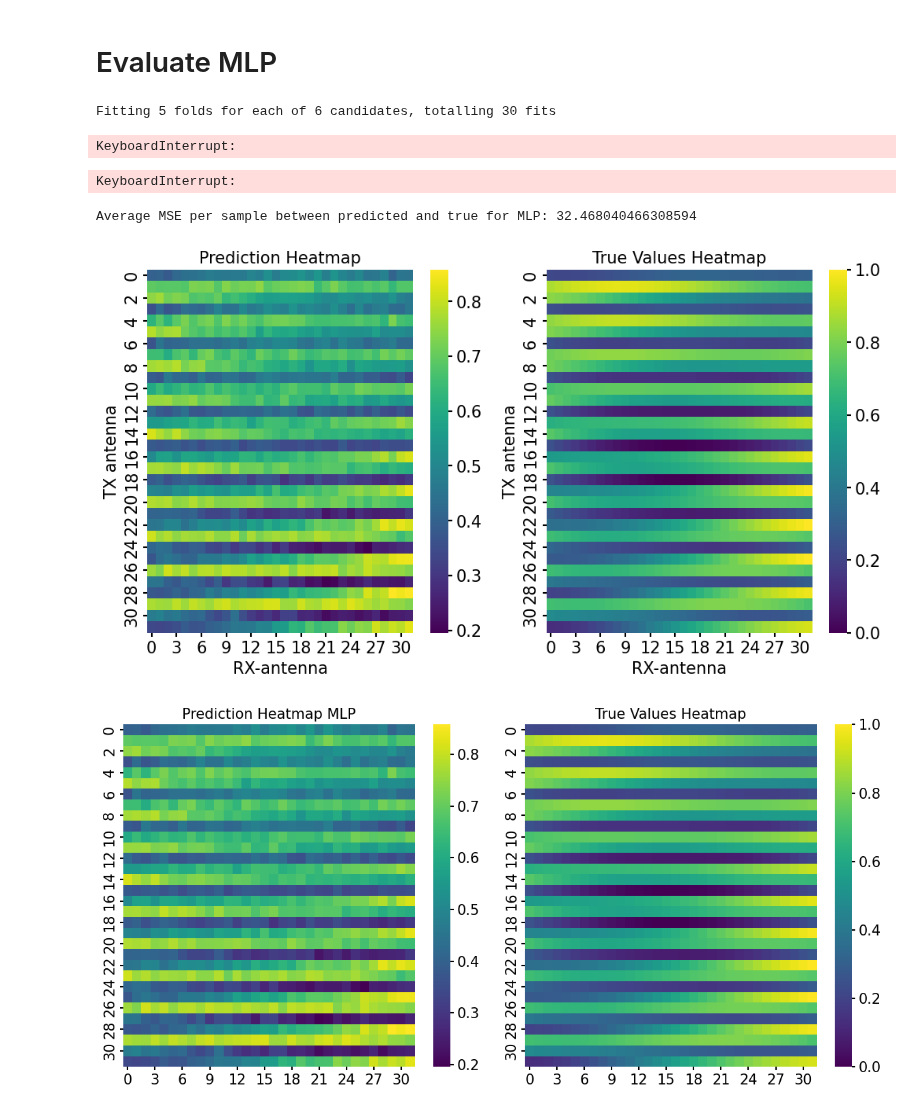
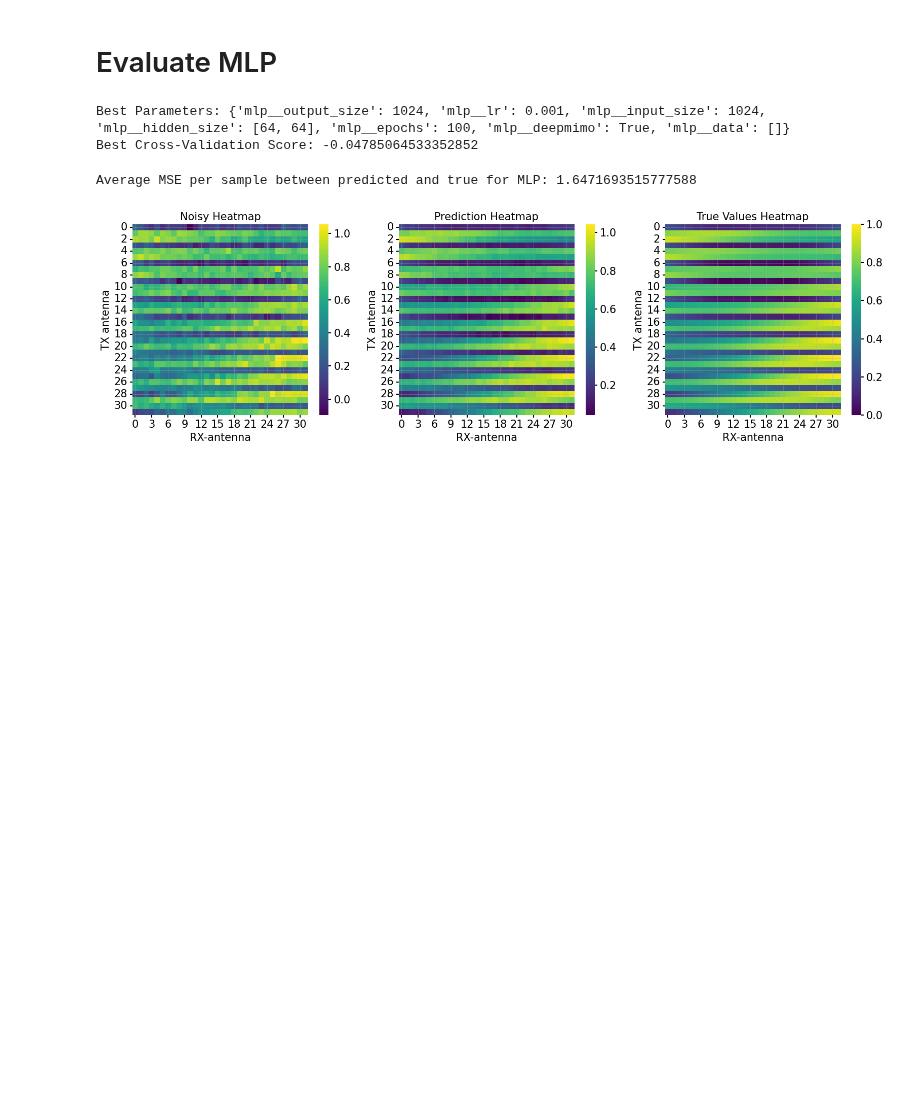
Before and after one commit to zeshenbao/KAN-Kolmogorov-Arnold-Networks, a Jupyter notebook: evaluate_models.ipynb, the cells around one changed output. Drawn from its saved outputs; the diff is of its cells as text; code cells hidden in the pictures; blank space fills up the shorter version.

Commit message:
first result

```diff
--- a/evaluate_models.ipynb
+++ b/evaluate_models.ipynb
@@ -26,7 +26,7 @@ from sklearn.model_selection import GridSearchCV, RandomizedSearchCV
 # get input data
 deepmimo = True
 
-function_folder = "deepmimo-gaussian_-28.444"
+function_folder = "deepmimo-gaussian_21.556"
 
 data = CreateInput(function_folder, deepmimo)
 
@@ -130,7 +130,7 @@ if not deepmimo:
     y_preds = kan_model.predict()
 # %%
 if deepmimo:
-    kan_model = KANModel(width=[1024, 500 1024], grid=10, k=3, seed=42, lr=0.1, lamb=0,deepmimo=deepmimo,epochs=10, results_path=f"./results/KAN/{function_folder}")
+    kan_model = KANModel(width=[1024, 500, 1024], grid=10, k=3, seed=42, lr=0.1, lamb=0,deepmimo=deepmimo,epochs=10, results_path=f"./results/KAN/{function_folder}")
     kan_model.load_data(tensors)
     loss_data, time_elapsed = kan_model.fit()
     y_preds = kan_model.predict()
@@ -192,9 +193,9 @@ if deepmimo:
         'mlp__hidden_size': [[64,64],[500,500],[1000],[300,300,300],[128,128], [2000]],
         'mlp__output_size': [1024],
         'mlp__epochs': [100],
+        'mlp__lr': [0.01,0.1,0.001],
         'mlp__deepmimo': [True]
     }
-
 else:
     param_grid = {
         'mlp__data': [tensors],
@@ -209,7 +210,7 @@ else:
 
 # (Optional) Create a pipeline if preprocessing is needed
 pipeline = Pipeline([
-    ('scaler', StandardScaler()),  # Example preprocessor
+    #('scaler', StandardScaler()),  # Example preprocessor
     ('mlp', mlp_wrapper)
 ])
 
@@ -222,7 +223,7 @@ grid_search = RandomizedSearchCV(
     scoring='neg_mean_squared_error',  # Appropriate for regression
     random_state=42,                    # For reproducibility
     n_jobs=-1,                          # Utilize all CPU cores
-    verbose=3
+    verbose=0
 )
 
 # Fit RandomizedSearchCV
@@ -235,18 +236,16 @@ print("Best Cross-Validation Score:", grid_search.best_score_)
 
 opt_params_MLP = grid_search.best_params_
 # %% [output]
-Fitting 5 folds for each of 6 candidates, totalling 30 fits
+Best Parameters: {'mlp__output_size': 1024, 'mlp__lr': 0.001, 'mlp__input_size': 1024, 'mlp__hidden_size': [64, 64], 'mlp__epochs': 100, 'mlp__deepmimo': True, 'mlp__data': []}
+Best Cross-Validation Score: -0.04785064533352852
-KeyboardInterrupt:
 # %%
 # evaluate KAN with optimal params
-mlp_model = MLP(input_size=opt_params_MLP['mlp__input_size'], hidden_sizes=opt_params_MLP['mlp__hidden_size'], output_size=opt_params_MLP['mlp__output_size'],result_path=f"./results/MLP/{function_folder}")
+mlp_model = MLP(input_size=opt_params_MLP['mlp__input_size'], hidden_sizes=[1000], output_size=opt_params_MLP['mlp__output_size'],result_path=f"./results/MLP/{function_folder}", lr=opt_params_MLP['mlp__lr'])
 mlp_model.load_data(tensors, deepmimo=deepmimo)
-loss_data_MLP, time_elapsed_MLP = mlp_model.fit(mlp_model.X_train, mlp_model.y_train, n_epochs=100, cross_validation=False, deepmimo=deepmimo)
+loss_data_MLP, time_elapsed_MLP = mlp_model.fit(mlp_model.X_train, mlp_model.y_train, n_epochs=50, cross_validation=False, deepmimo=deepmimo)
 y_preds_MLP = mlp_model.predict(mlp_model.X_test,eval=True)
 results = {}
 results['test_loss'] = y_preds_MLP['test_loss']
-# %% [output]
-KeyboardInterrupt:
 # %%
 # diffrence pred and true for MLP
 num_samples = tensors['test'][0].shape
@@ -257,19 +256,18 @@ average_mse = torch.mean(torch.sum((preds-true)**2, axis=1))
 print(f"Average MSE per sample between predicted and true for MLP: {average_mse}")
 results['average-pred-loss'] = average_mse
 # %% [output]
-Average MSE per sample between predicted and true for MLP: 32.468040466308594
+Average MSE per sample between predicted and true for MLP: 1.6471693515777588
 # %%
 # plot predictions
 if deepmimo:
     noisy_sample = tensors['test'][0][5]
     pred_sample = y_preds_MLP['preds'][5]
     true_sample = tensors['test'][1][5]
-    kan_model.plot_deepmimo_with_noise(true_sample=true_sample, pred_sample=pred_sample,noisy_sample=noisy_sample, save=True)
+    mlp_model.plot_deepmimo_with_noise(true_sample=true_sample, pred_sample=pred_sample,noisy_sample=noisy_sample, save=True)
 else:
     mlp_model.plot_prediction(data=tensors, y_preds=y_preds_MLP['preds'], type_='test', save=True)
 # %% [output]
-[figure, old version]
+[figure, new version]
-[figure, removed]
 # %%
 
 mlp_model.plot_loss(loss_data=loss_data_MLP, save=True, deepmimo=deepmimo)
```
Also changed, not shown: parts of 6 cells of this notebook, 37 other files.
